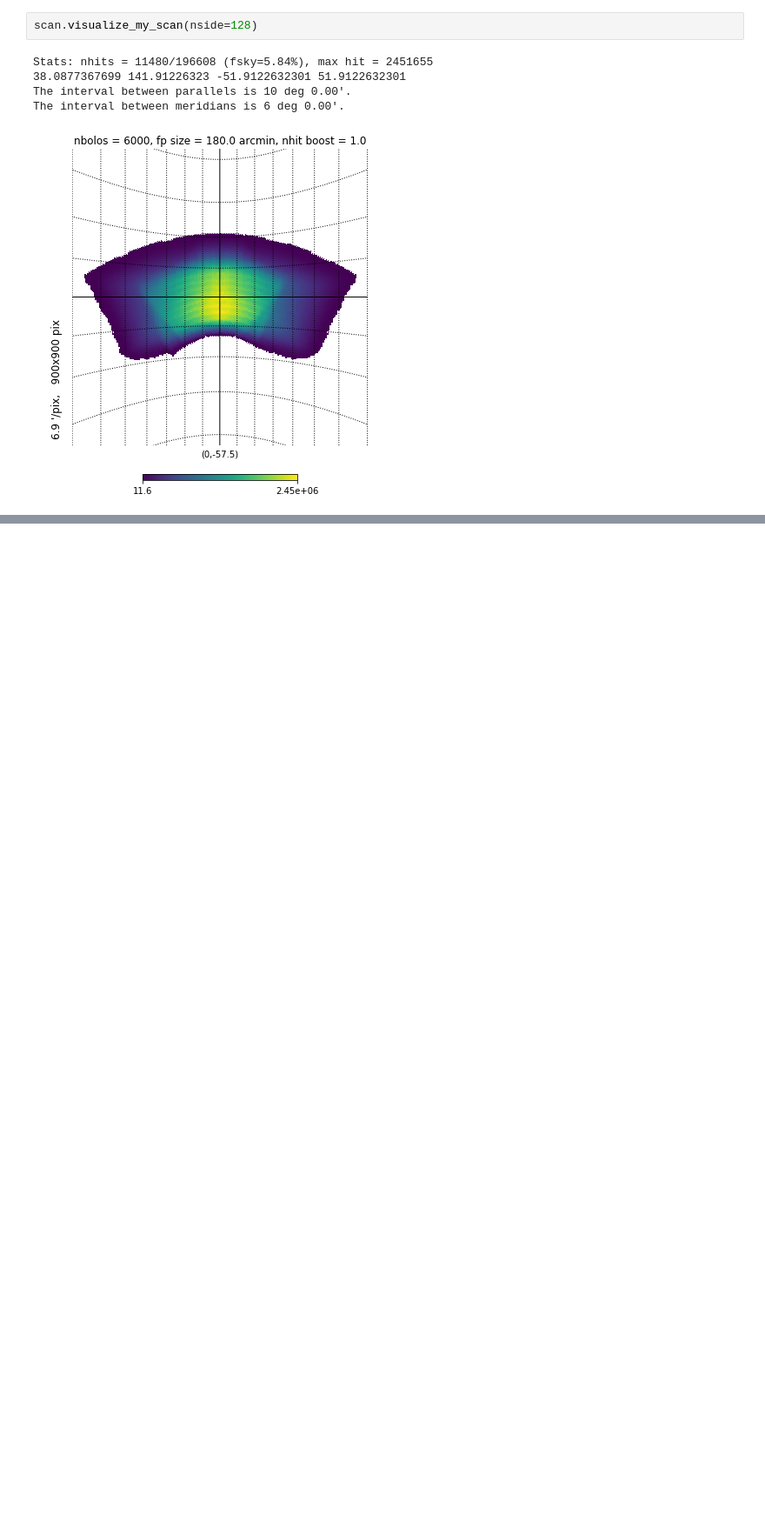
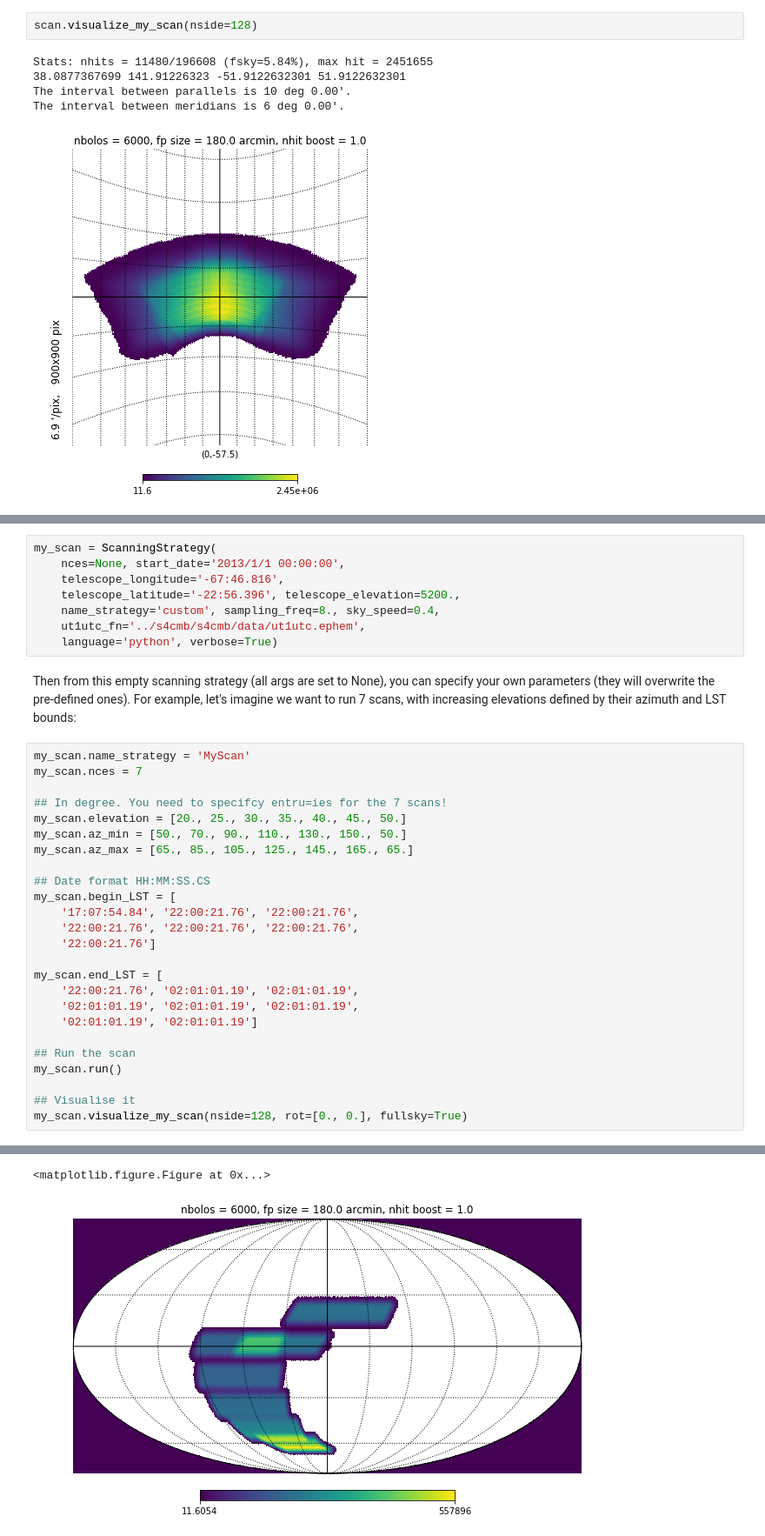
Before and after one commit to JulienPeloton/s4cmb-resources, a Jupyter notebook: Part1/s4cmb_scanning_strategy_03.ipynb, the cells around one changed output, grey strips where cells are left out. Shown: that part at 87% size. Saved outputs shown, nothing was run; the diff lists cells and outputs as text; blank space fills up the shorter version.

```diff
--- a/Part1/s4cmb_scanning_strategy_03.ipynb
+++ b/Part1/s4cmb_scanning_strategy_03.ipynb
@@ -112,0 +172,36 @@ Et voilà, you are ready to simulate Time-Ordered Data now! You can find additin
+# %%
+my_scan = ScanningStrategy(
+    nces=None, start_date='2013/1/1 00:00:00',
+    telescope_longitude='-67:46.816',
+    telescope_latitude='-22:56.396', telescope_elevation=5200.,
+    name_strategy='custom', sampling_freq=8., sky_speed=0.4,
+    ut1utc_fn='../s4cmb/s4cmb/data/ut1utc.ephem',
+    language='python', verbose=True)
+# %% [markdown]
+Then from this empty scanning strategy (all args are set to None), you can specify your own parameters (they will overwrite the pre-defined ones). For example, let's imagine we want to run 7 scans, with increasing elevations defined by their azimuth and LST bounds:
+# %%
+my_scan.name_strategy = 'MyScan'
+my_scan.nces = 7
+
+## In degree. You need to specifcy entru=ies for the 7 scans!
+my_scan.elevation = [20., 25., 30., 35., 40., 45., 50.]
+my_scan.az_min = [50., 70., 90., 110., 130., 150., 50.]
+my_scan.az_max = [65., 85., 105., 125., 145., 165., 65.]
+
+## Date format HH:MM:SS.CS
+my_scan.begin_LST = [
+    '17:07:54.84', '22:00:21.76', '22:00:21.76',
+    '22:00:21.76', '22:00:21.76', '22:00:21.76',
+    '22:00:21.76']
+
+my_scan.end_LST = [
+    '22:00:21.76', '02:01:01.19', '02:01:01.19',
+    '02:01:01.19', '02:01:01.19', '02:01:01.19',
+    '02:01:01.19', '02:01:01.19']
+
+## Run the scan
+my_scan.run()
+
+## Visualise it
+my_scan.visualize_my_scan(nside=128, rot=[0., 0.], fullsky=True)
+# %% [output]
@@ -112,0 +225,2 @@ Et voilà, you are ready to simulate Time-Ordered Data now! You can find additin
+<matplotlib.figure.Figure at 0x...>
+[figure, added]
```
Also changed, not shown: parts of 14 cells of this notebook.
